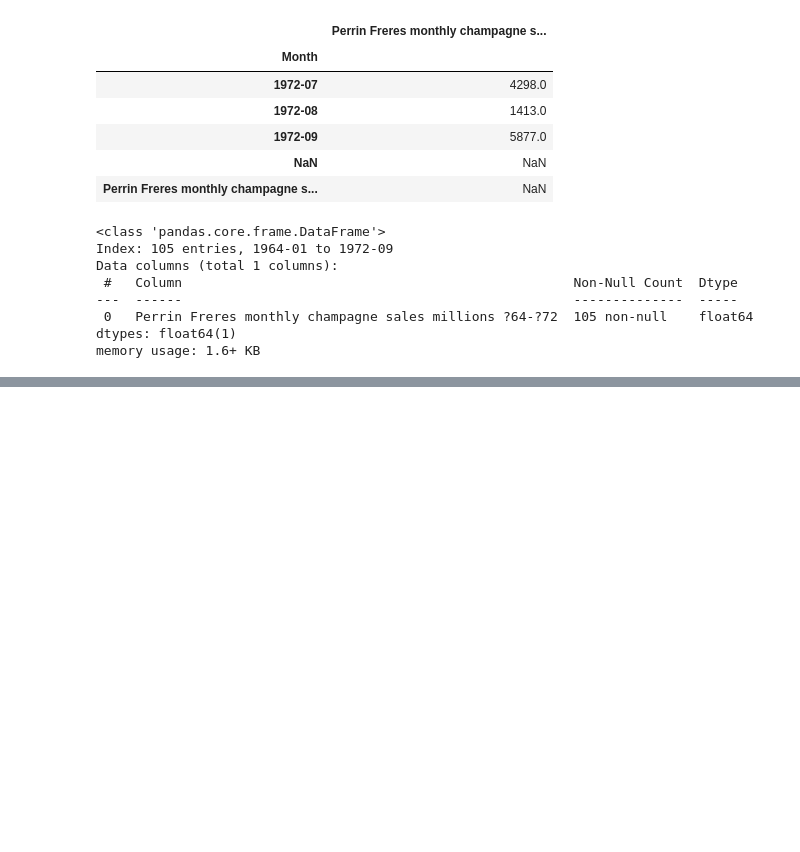
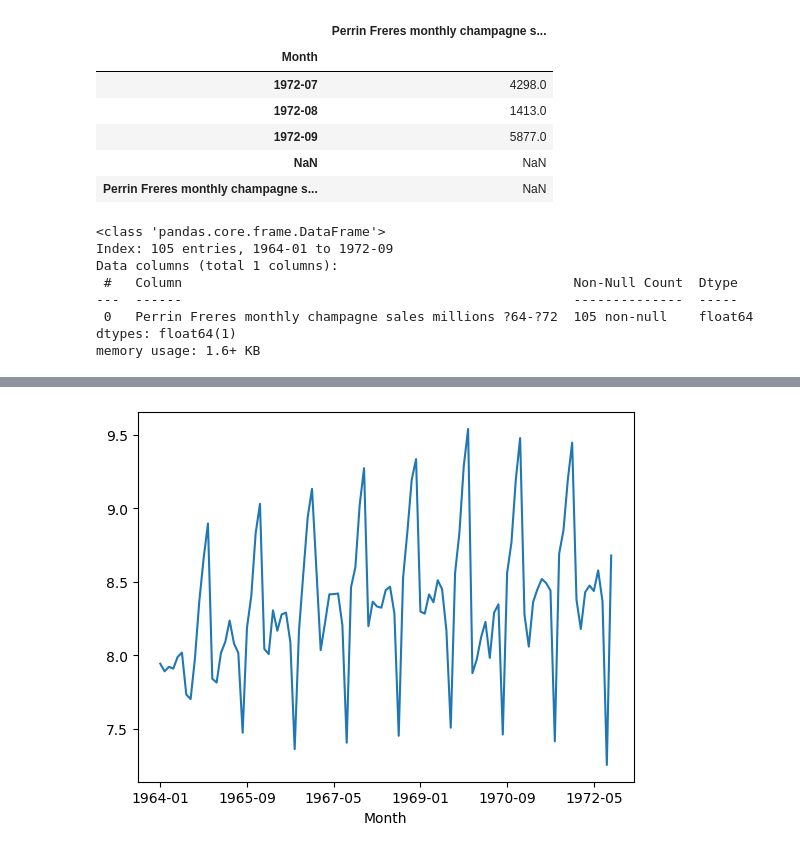
Before and after one commit to yeesem/Time-Series-Data-Analysis, a Jupyter notebook: ARIMA_Champagne.ipynb, the cells around one changed output, grey strips where cells are left out. Drawn from its saved outputs; the diff is of its cells as text; code cells hidden in the pictures; blank space fills up the shorter version.

```diff
--- a/ARIMA_Champagne.ipynb
+++ b/ARIMA_Champagne.ipynb
@@ -84,0 +122,5 @@ memory usage: 1.6+ KB
+# %%
+df['LogSales'] = np.log(df['Sales'])
+df['LogSales'].plot();
+# %% [output]
+[figure, added]
```
Also changed, not shown: parts of 20 cells of this notebook.
